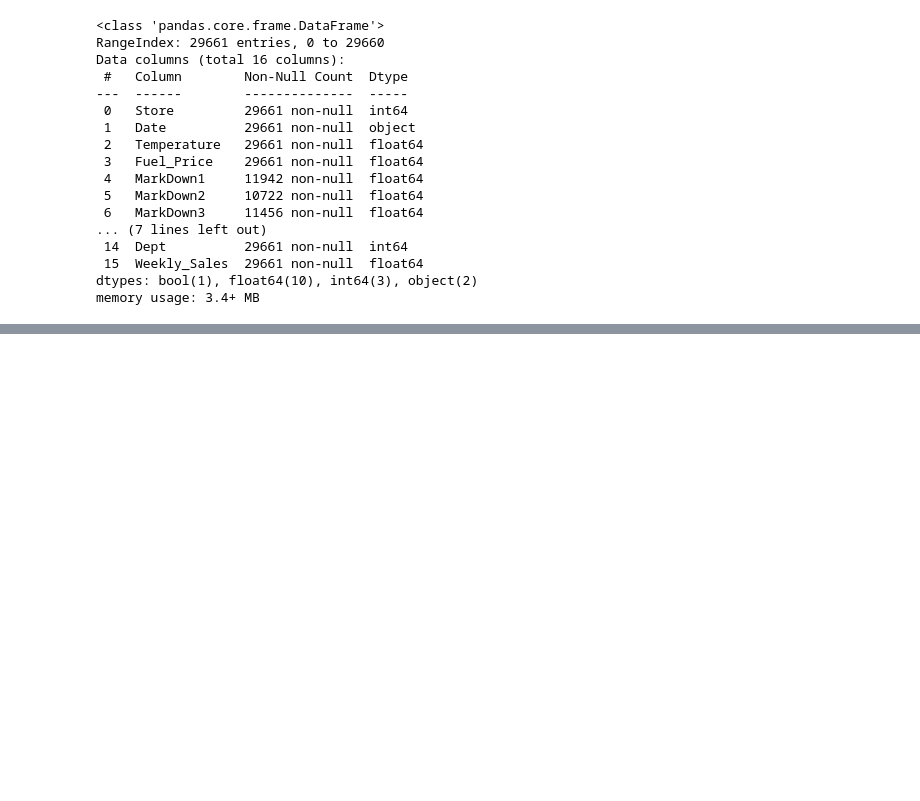
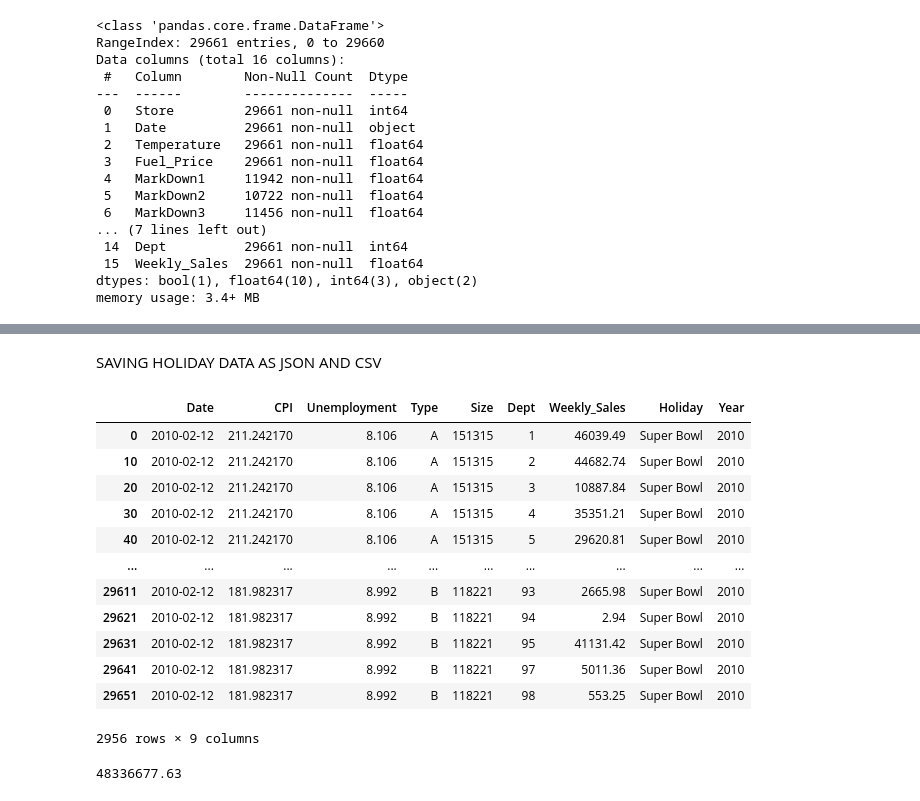
Before and after one commit to doakesbacon/ForecastingWalmartSales, a Jupyter notebook: code.ipynb, the cells around one changed output, grey strips where cells are left out. Drawn from its saved outputs; the diff is of its cells as text; code cells hidden in the pictures; blank space fills up the shorter version.

Commit message:
adding js data

```diff
--- a/code.ipynb
+++ b/code.ipynb
@@ -230,0 +220,2 @@ others
+# %% [markdown]
+SAVING HOLIDAY DATA AS JSON AND CSV
@@ -230,0 +225,22 @@ others
+# %%
+sb10 = holiday_sales_dropped.loc[(holiday_sales_dropped["Holiday"] == "Super Bowl") & (holiday_sales_dropped["Year"] == 2010)]
+sb10
+# %% [output]
+|  | Date | CPI | Unemployment | Type | Size | Dept | Weekly_Sales | Holiday | Year |
+| 0 | 2010-02-12 | 211.242170 | 8.106 | A | 151315 | 1 | 46039.49 | Super Bowl | 2010 |
+| 10 | 2010-02-12 | 211.242170 | 8.106 | A | 151315 | 2 | 44682.74 | Super Bowl | 2010 |
+| 20 | 2010-02-12 | 211.242170 | 8.106 | A | 151315 | 3 | 10887.84 | Super Bowl | 2010 |
+| 30 | 2010-02-12 | 211.242170 | 8.106 | A | 151315 | 4 | 35351.21 | Super Bowl | 2010 |
+| 40 | 2010-02-12 | 211.242170 | 8.106 | A | 151315 | 5 | 29620.81 | Super Bowl | 2010 |
+| ... | ... | ... | ... | ... | ... | ... | ... | ... | ... |
+| 29611 | 2010-02-12 | 181.982317 | 8.992 | B | 118221 | 93 | 2665.98 | Super Bowl | 2010 |
+| 29621 | 2010-02-12 | 181.982317 | 8.992 | B | 118221 | 94 | 2.94 | Super Bowl | 2010 |
+| 29631 | 2010-02-12 | 181.982317 | 8.992 | B | 118221 | 95 | 41131.42 | Super Bowl | 2010 |
+| 29641 | 2010-02-12 | 181.982317 | 8.992 | B | 118221 | 97 | 5011.36 | Super Bowl | 2010 |
+| 29651 | 2010-02-12 | 181.982317 | 8.992 | B | 118221 | 98 | 553.25 | Super Bowl | 2010 |
+2956 rows × 9 columns
+# %%
+sum = sb10["Weekly_Sales"].sum()
+print(sum)
+# %% [output]
+48336677.63
```
Also changed, not shown: parts of 9 cells of this notebook, 6 other files.
